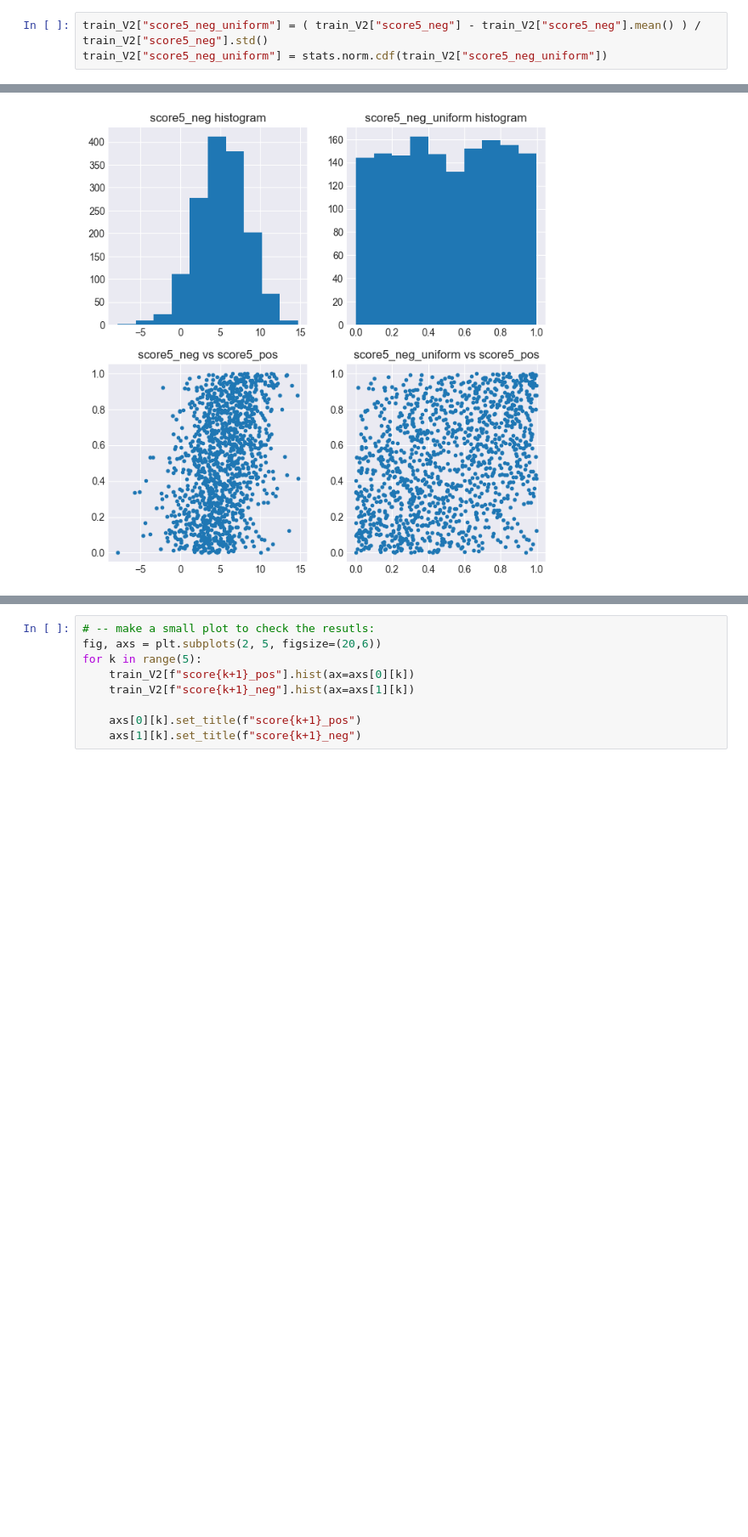
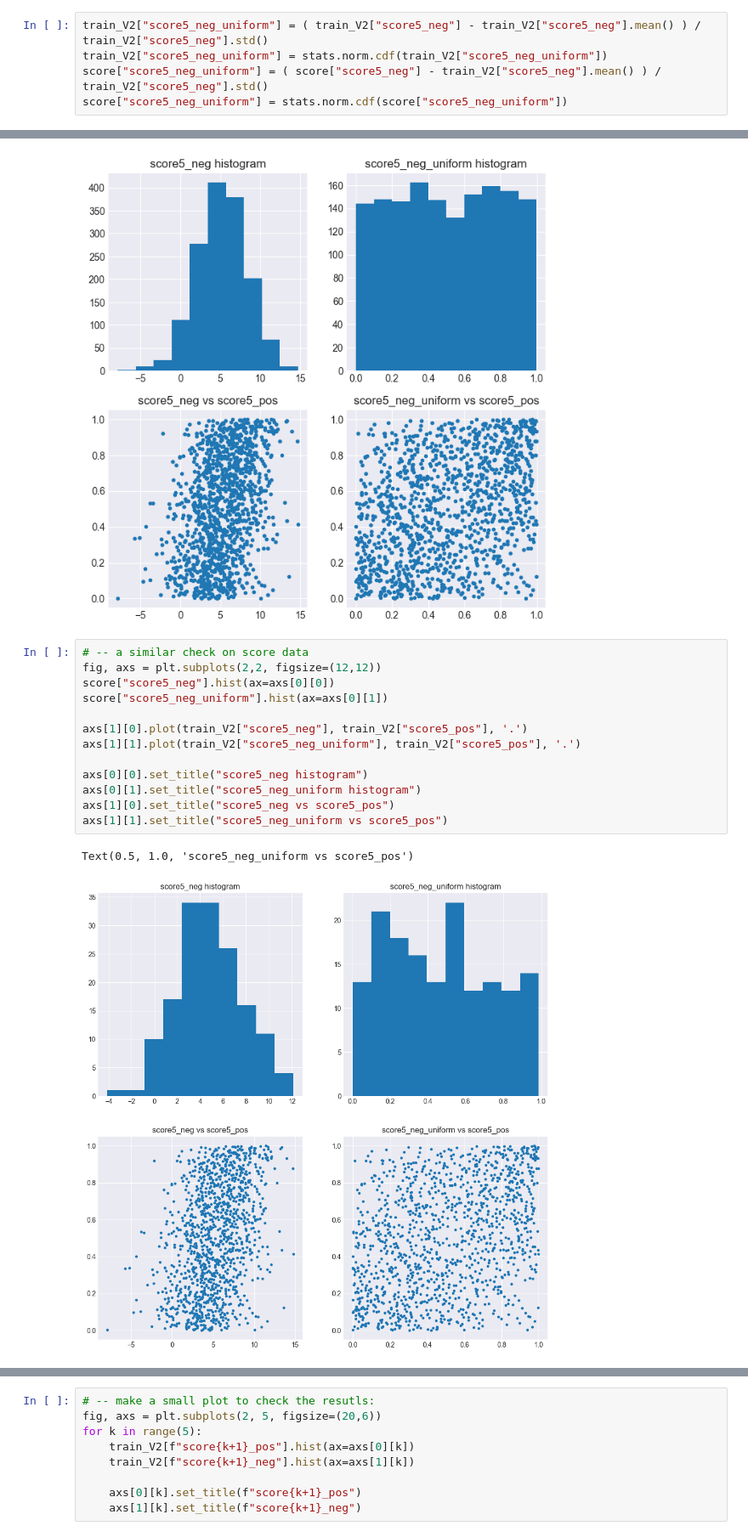
Before and after one commit to Marijkevandesteene/MachineLearning, a Jupyter notebook: ExamDataMining_Integrated.ipynb, the cells around one changed output, grey strips where cells are left out. Shown at 85% size. Saved outputs shown, nothing was run; the diff lists cells and outputs as text; blank space fills up the shorter version.

```diff
--- a/ExamDataMining_Integrated.ipynb
+++ b/ExamDataMining_Integrated.ipynb
@@ -355,6 +384,8 @@ However, it would be rather difficult to apply this consistently on the independ
 # %%
 train_V2["score5_neg_uniform"] = ( train_V2["score5_neg"] - train_V2["score5_neg"].mean() ) / train_V2["score5_neg"].std()
 train_V2["score5_neg_uniform"] = stats.norm.cdf(train_V2["score5_neg_uniform"])
+score["score5_neg_uniform"] = ( score["score5_neg"] - train_V2["score5_neg"].mean() ) / train_V2["score5_neg"].std()
+score["score5_neg_uniform"] = stats.norm.cdf(score["score5_neg_uniform"])
 # %%
 # -- a small check
 fig, axs = plt.subplots(2,2, figsize=(8,8))
@@ -371,4 +402,20 @@ axs[1][1].set_title("score5_neg_uniform vs score5_pos")
 # %% [output]
 Text(0.5, 1.0, 'score5_neg_uniform vs score5_pos')
 [figure]
+# %%
+# -- a similar check on score data
+fig, axs = plt.subplots(2,2, figsize=(12,12))
+score["score5_neg"].hist(ax=axs[0][0])
+score["score5_neg_uniform"].hist(ax=axs[0][1])
+
+axs[1][0].plot(train_V2["score5_neg"], train_V2["score5_pos"], '.')
+axs[1][1].plot(train_V2["score5_neg_uniform"], train_V2["score5_pos"], '.')
+
+axs[0][0].set_title("score5_neg histogram")
+axs[0][1].set_title("score5_neg_uniform histogram")
+axs[1][0].set_title("score5_neg vs score5_pos")
+axs[1][1].set_title("score5_neg_uniform vs score5_pos")
+# %% [output]
+Text(0.5, 1.0, 'score5_neg_uniform vs score5_pos')
+[figure, added]
 # %%
```
Also changed, not shown: parts of 76 cells of this notebook, 1 other file.
